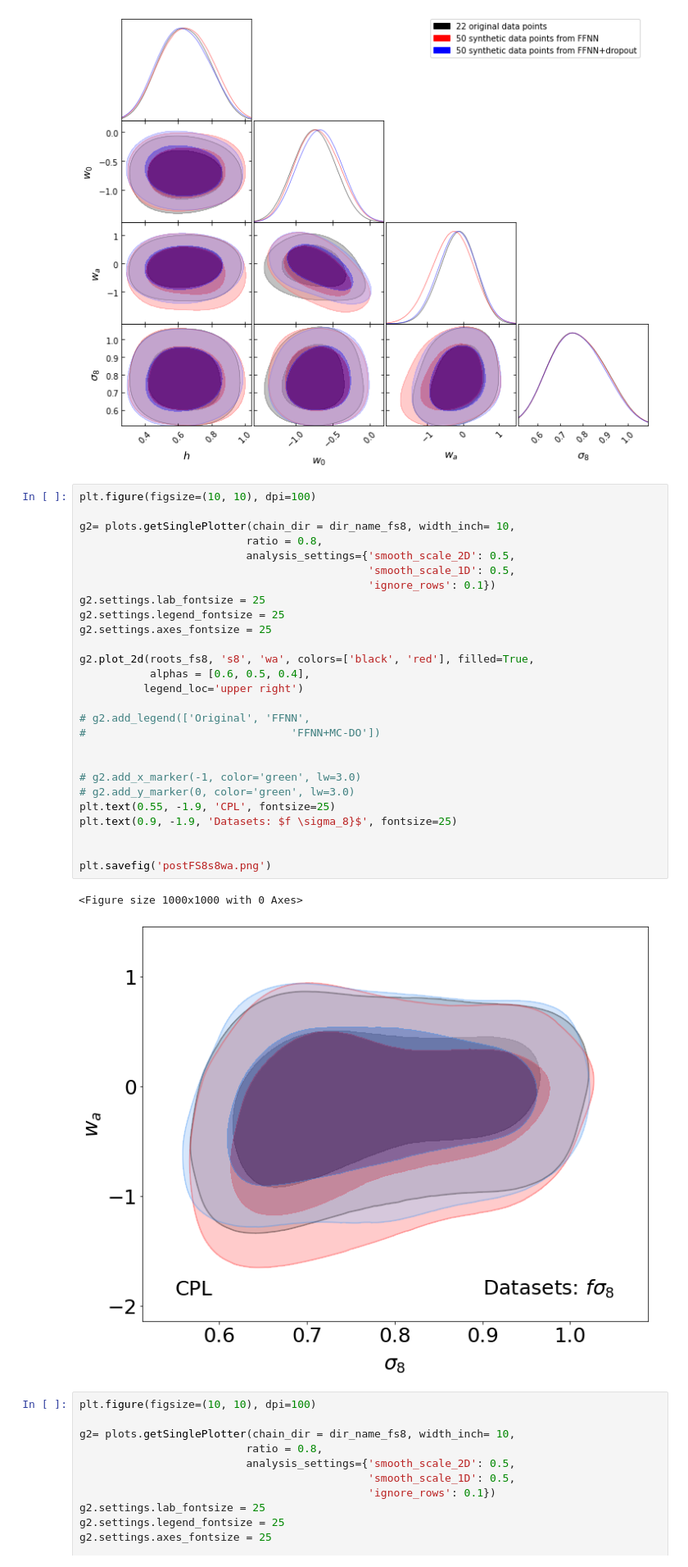
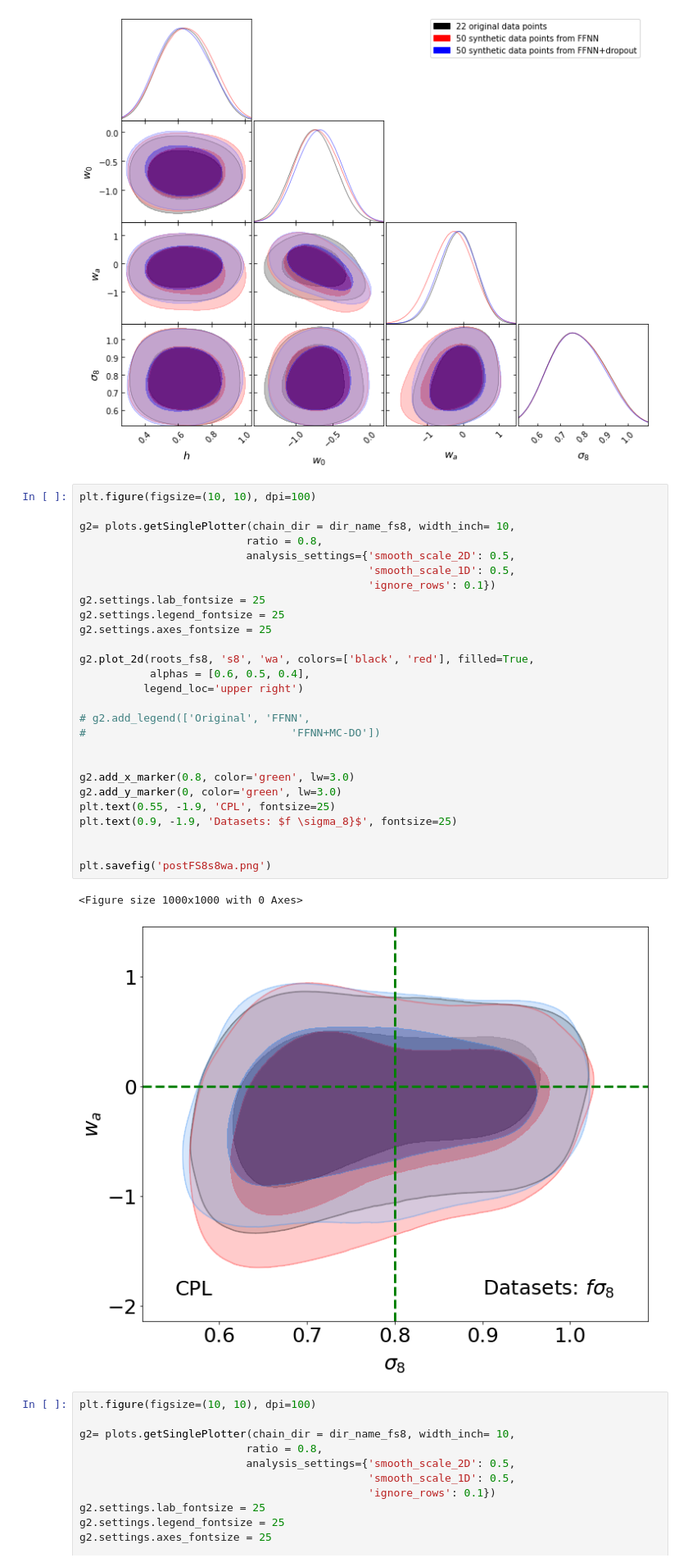
Before and after one commit to igomezv/neuralCosmoReconstruction, a Jupyter notebook: notebooks/getdist_waCDM_crann.ipynb, the cells around one changed output. Shown at 82% size. Cells and saved outputs as stored; diff of their text form.

Commit message:
update plots

```diff
--- a/notebooks/getdist_waCDM_crann.ipynb
+++ b/notebooks/getdist_waCDM_crann.ipynb
@@ -401,33 +401,33 @@ plt.savefig('Trianglefs8_filled', dpi=50)
 # %%
 plt.figure(figsize=(10, 10), dpi=100)
 
 g2= plots.getSinglePlotter(chain_dir = dir_name_fs8, width_inch= 10,
                           ratio = 0.8,
                           analysis_settings={'smooth_scale_2D': 0.5,
                                              'smooth_scale_1D': 0.5,
                                              'ignore_rows': 0.1})
 g2.settings.lab_fontsize = 25
 g2.settings.legend_fontsize = 25
 g2.settings.axes_fontsize = 25
 
 g2.plot_2d(roots_fs8, 's8', 'wa', colors=['black', 'red'], filled=True,
            alphas = [0.6, 0.5, 0.4],
           legend_loc='upper right')
 
 # g2.add_legend(['Original', 'FFNN',
 #                                'FFNN+MC-DO'])
 
 
-# g2.add_x_marker(-1, color='green', lw=3.0)
-# g2.add_y_marker(0, color='green', lw=3.0)
+g2.add_x_marker(0.8, color='green', lw=3.0)
+g2.add_y_marker(0, color='green', lw=3.0)
 plt.text(0.55, -1.9, 'CPL', fontsize=25)
 plt.text(0.9, -1.9, 'Datasets: $f \sigma_8}$', fontsize=25)
 
 
 plt.savefig('postFS8s8wa.png')
 # %% [output]
 <Figure size 1000x1000 with 0 Axes>
-[figure, old version]
+[figure, new version]
 # %%
 plt.figure(figsize=(10, 10), dpi=100)
 
```
Also changed, not shown: parts of 5 cells of this notebook.
